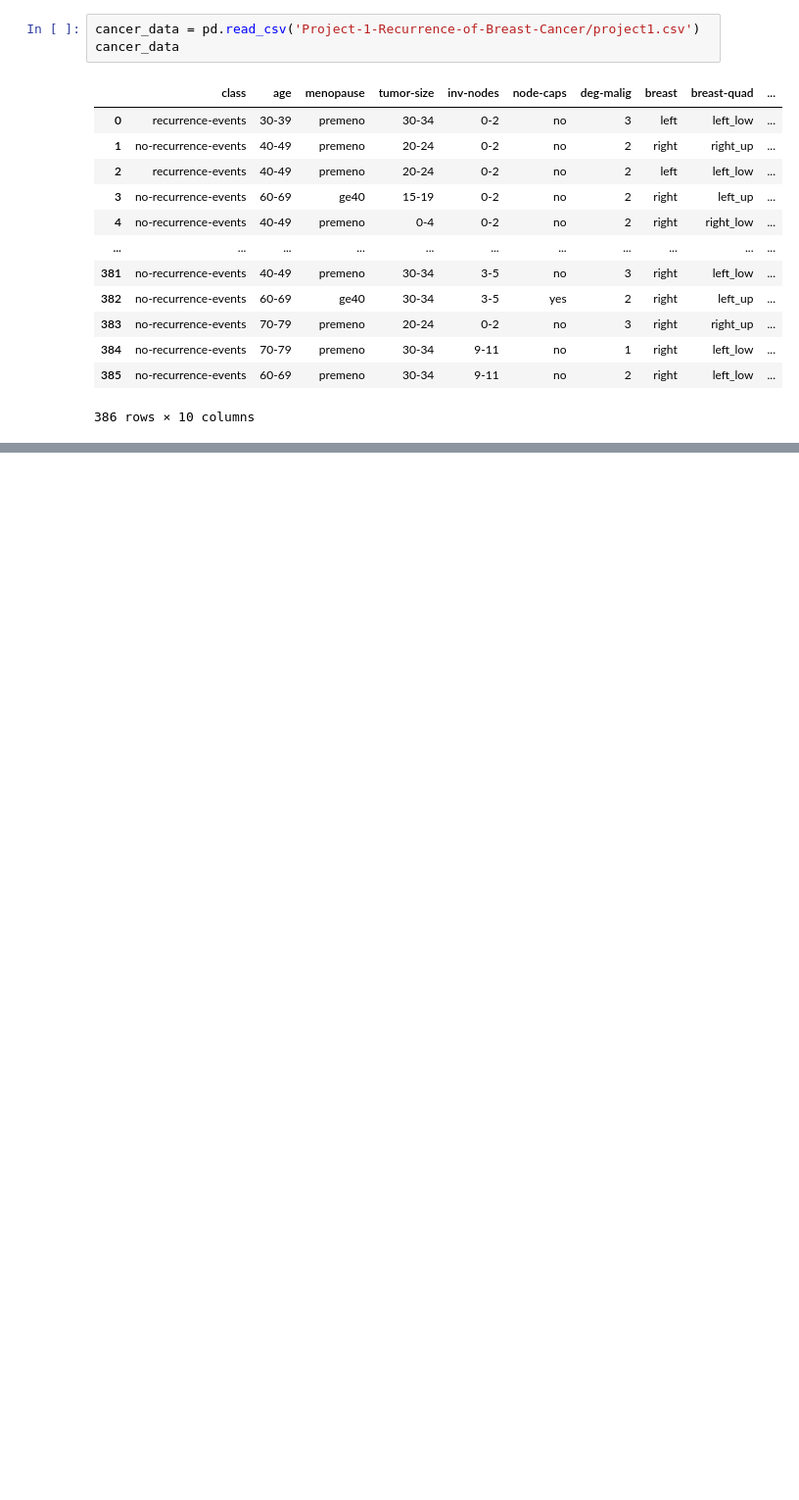
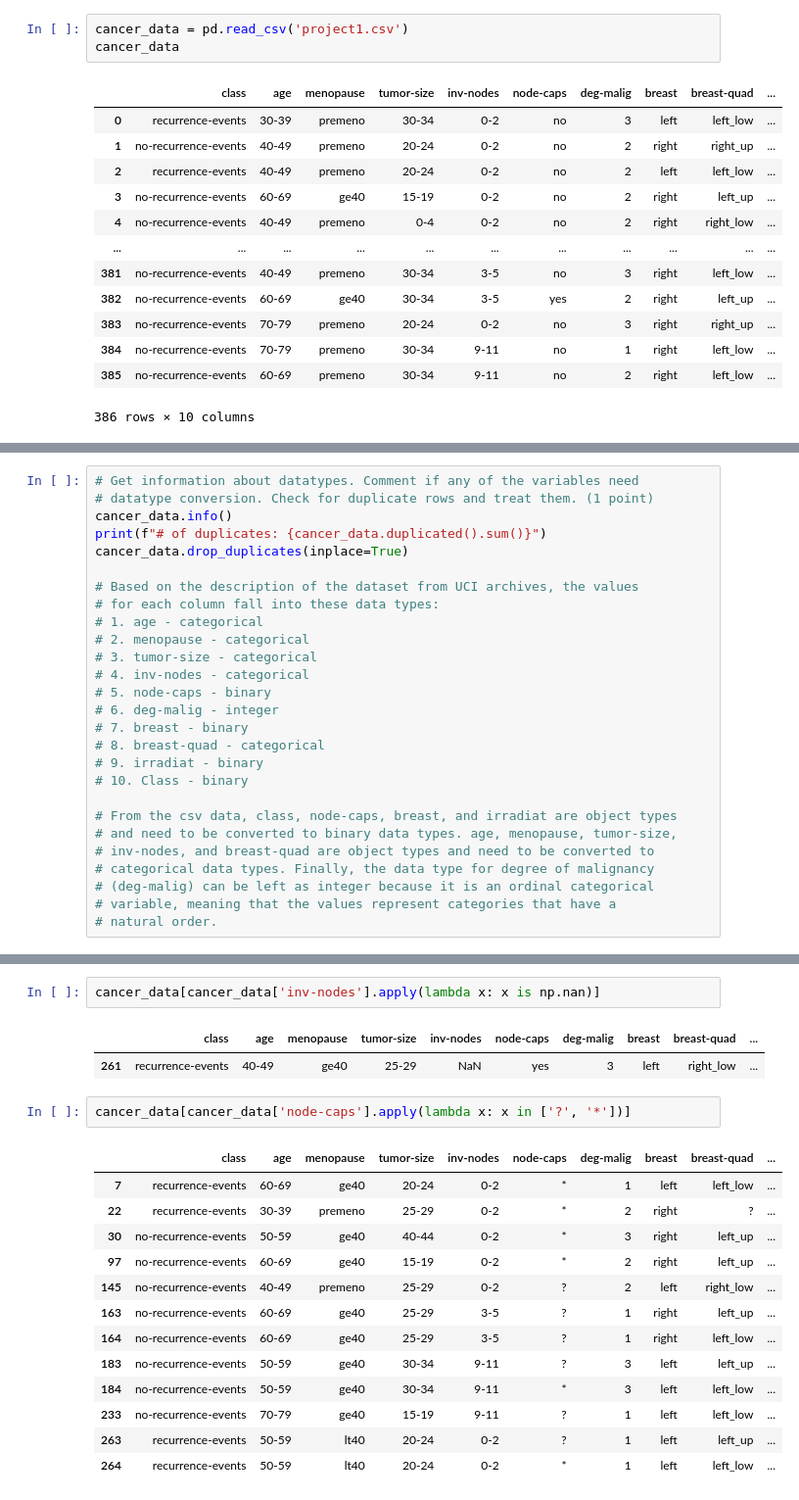
Before and after one commit to mukund-raman/Project-1-Recurrence-of-Breast-Cancer, a Jupyter notebook: cancer_eda.ipynb, the cells around one changed output, grey strips where cells are left out. Shown: that part at 98% size. Saved outputs shown, nothing was run; the diff lists cells and outputs as text; blank space fills up the shorter version.

Commit message:
Completed first two parts of project

```diff
--- a/cancer_eda.ipynb
+++ b/cancer_eda.ipynb
@@ -14,5 +6,5 @@ please provide us feedback at https://github.com/pandas-dev/pandas/issues/54466
 # %%
-cancer_data = pd.read_csv('Project-1-Recurrence-of-Breast-Cancer/project1.csv')
+cancer_data = pd.read_csv('project1.csv')
 cancer_data
 # %% [output]
 |  | class | age | menopause | tumor-size | inv-nodes | node-caps | deg-malig | breast | breast-quad | ... |
@@ -58,0 +32,27 @@ memory usage: 30.3+ KB
+# %%
+# Get information about datatypes. Comment if any of the variables need
+# datatype conversion. Check for duplicate rows and treat them. (1 point)
+cancer_data.info()
+print(f"# of duplicates: {cancer_data.duplicated().sum()}")
+cancer_data.drop_duplicates(inplace=True)
+
+# Based on the description of the dataset from UCI archives, the values
+# for each column fall into these data types:
+# 1. age - categorical
+# 2. menopause - categorical
+# 3. tumor-size - categorical
+# 4. inv-nodes - categorical
+# 5. node-caps - binary
+# 6. deg-malig - integer
+# 7. breast - binary
+# 8. breast-quad - categorical
+# 9. irradiat - binary
+# 10. Class - binary
+
+# From the csv data, class, node-caps, breast, and irradiat are object types
+# and need to be converted to binary data types. age, menopause, tumor-size,
+# inv-nodes, and breast-quad are object types and need to be converted to
+# categorical data types. Finally, the data type for degree of malignancy
+# (deg-malig) can be left as integer because it is an ordinal categorical
+# variable, meaning that the values represent categories that have a
+# natural order.
@@ -58,0 +122,21 @@ memory usage: 30.3+ KB
+# %%
+cancer_data[cancer_data['inv-nodes'].apply(lambda x: x is np.nan)]
+# %% [output]
+|  | class | age | menopause | tumor-size | inv-nodes | node-caps | deg-malig | breast | breast-quad | ... |
+| 261 | recurrence-events | 40-49 | ge40 | 25-29 | NaN | yes | 3 | left | right_low | ... |
+# %%
+cancer_data[cancer_data['node-caps'].apply(lambda x: x in ['?', '*'])]
+# %% [output]
+|  | class | age | menopause | tumor-size | inv-nodes | node-caps | deg-malig | breast | breast-quad | ... |
+| 7 | recurrence-events | 60-69 | ge40 | 20-24 | 0-2 | * | 1 | left | left_low | ... |
+| 22 | recurrence-events | 30-39 | premeno | 25-29 | 0-2 | * | 2 | right | ? | ... |
+| 30 | no-recurrence-events | 50-59 | ge40 | 40-44 | 0-2 | * | 3 | right | left_up | ... |
+| 97 | no-recurrence-events | 60-69 | ge40 | 15-19 | 0-2 | * | 2 | right | left_up | ... |
+| 145 | no-recurrence-events | 40-49 | premeno | 25-29 | 0-2 | ? | 2 | left | right_low | ... |
+| 163 | no-recurrence-events | 60-69 | ge40 | 25-29 | 3-5 | ? | 1 | right | left_up | ... |
+| 164 | no-recurrence-events | 60-69 | ge40 | 25-29 | 3-5 | ? | 1 | right | left_low | ... |
+| 183 | no-recurrence-events | 50-59 | ge40 | 30-34 | 9-11 | ? | 3 | left | left_up | ... |
+| 184 | no-recurrence-events | 50-59 | ge40 | 30-34 | 9-11 | * | 3 | left | left_low | ... |
+| 233 | no-recurrence-events | 70-79 | ge40 | 15-19 | 9-11 | ? | 1 | left | left_low | ... |
+| 263 | recurrence-events | 50-59 | lt40 | 20-24 | 0-2 | ? | 1 | left | left_up | ... |
+| 264 | recurrence-events | 50-59 | lt40 | 20-24 | 0-2 | * | 1 | left | left_low | ... |
```
Also changed, not shown: parts of 16 cells of this notebook, 2 other files.
